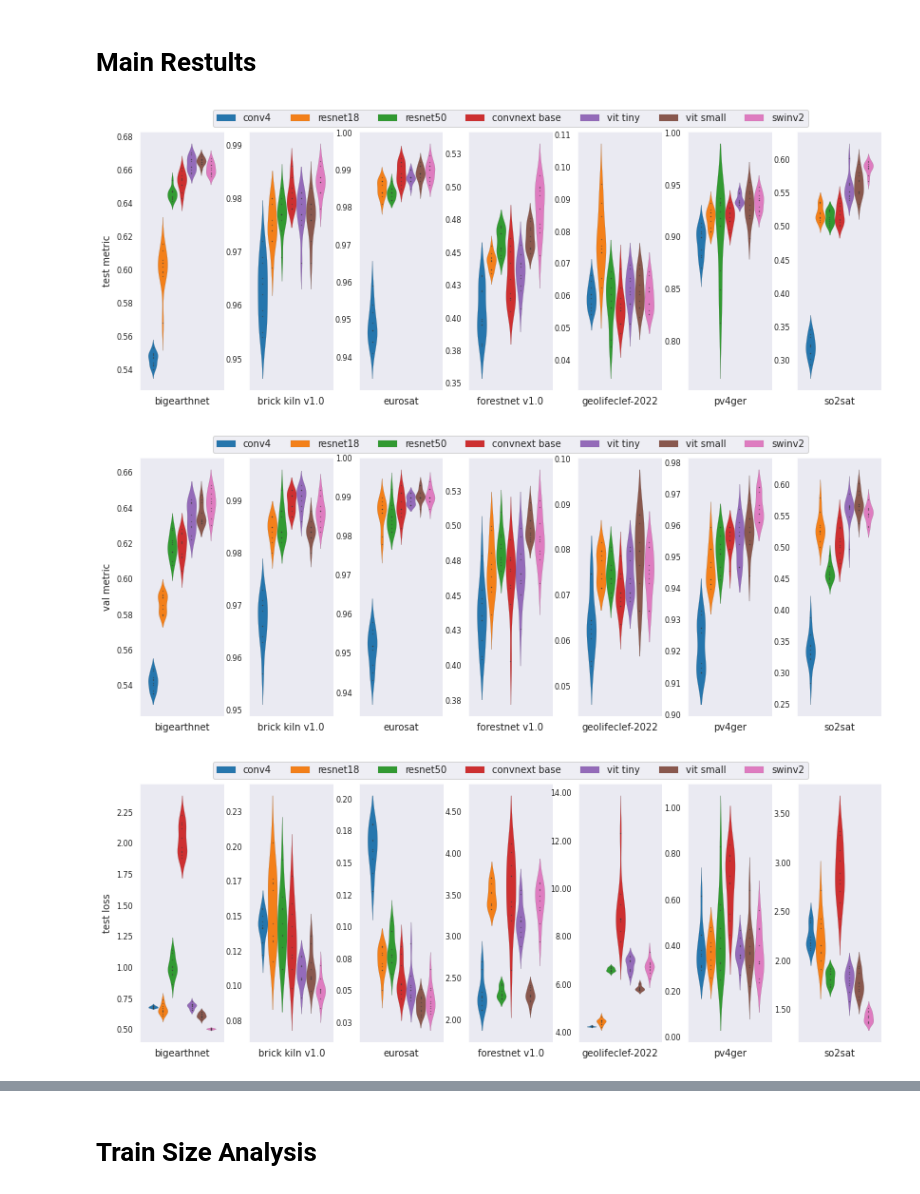
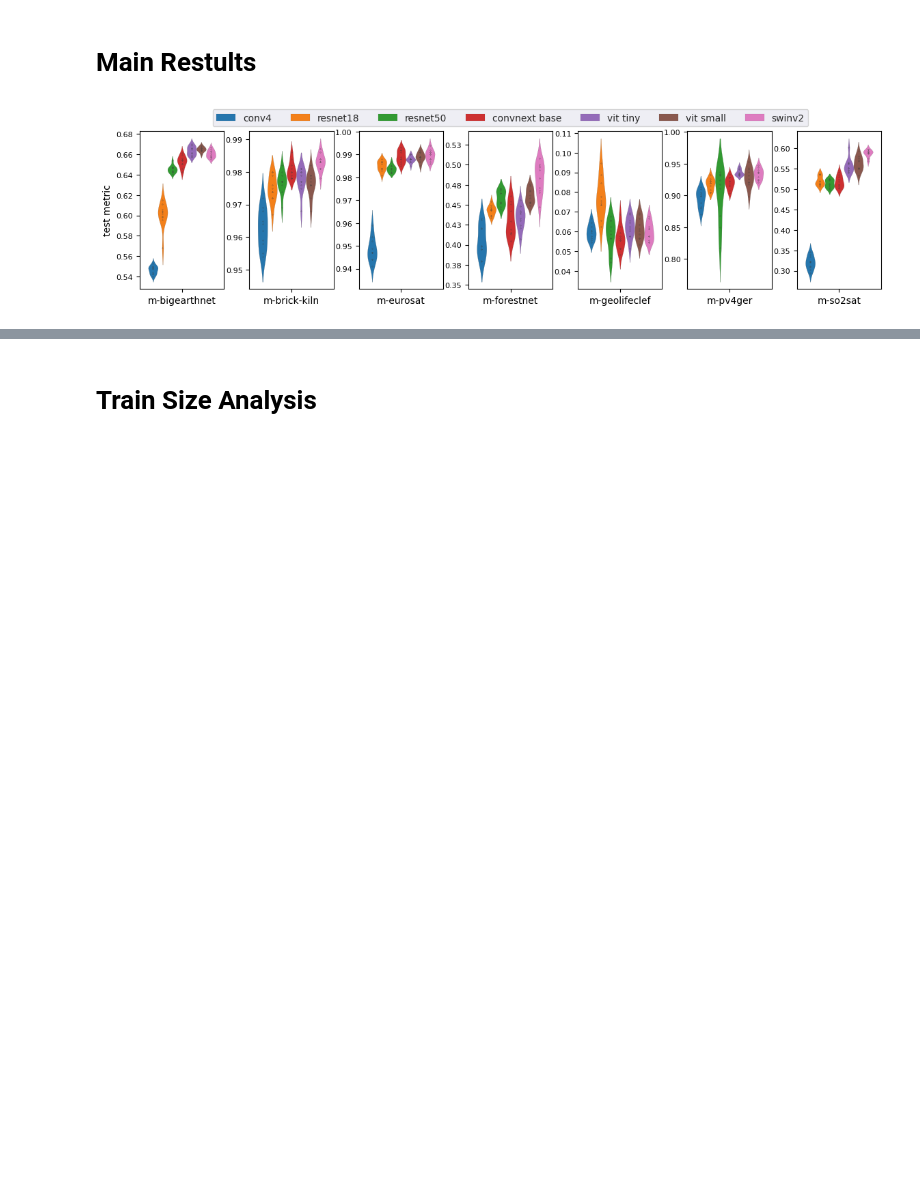
Before and after one commit to ServiceNow/geo-bench, a Jupyter notebook: ccb/experiment/parse_results.ipynb, the cells around one changed output, grey strips where cells are left out. Cells and saved outputs as stored; diff of their text form; code cells hidden in the pictures; blank space fills up the shorter version.

Commit message:
update visualization tools

```diff
--- a/ccb/experiment/parse_results.ipynb
+++ b/ccb/experiment/parse_results.ipynb
@@ -17,25 +16,25 @@ from ccb.experiment.discriminative_metric import boostrap_pw_entropy
 # %%
 # sweep_results_path = "/mnt/data/experiments/nils/classification_results/sweep_results_2022-07-20_11-24-05.csv"
 # df = pd.read_csv(sweep_results_path)
 seeded_results_path = "/mnt/data/experiments/nils/classification_results/seeded_runs_2022-07-25_11-01-58.csv"
 df = pd.read_csv(seeded_results_path)
 
 # df['train_ratio'] = [get_train_ratio(part_name) for part_name in df['partition_name']]
 df = df.applymap(parse_results.clean_names)
 df = df.rename(columns=parse_results.clean_names)
 
 model_order = "conv4,resnet18,resnet50,convnext base,vit tiny,vit small,swinv2".split(",")
 ds_1x = df[df['partition name'] == '1.00x train'].copy()
 normalizer = parse_results.make_normalizer(ds_1x)
 normalizer.normalize_data_frame(ds_1x, ["test metric", "val metric"])
 
 
-parse_results.plot_per_dataset_3(ds_1x, model_order, metric="test metric", sharey=False, inner="points")
-plt.savefig(Path.home() / "figures" / "test metric.pdf", bbox_inches="tight")
-parse_results.plot_per_dataset_3(ds_1x, model_order, metric="val metric", sharey=False, inner="points")
-parse_results.plot_per_dataset_3(ds_1x, model_order, metric="test loss", sharey=False, inner="points")
-parse_results.plot_per_dataset_3(ds_1x, model_order, metric="val loss", sharey=False, inner="points")
+parse_results.plot_per_dataset_3(ds_1x, model_order, metric="test metric", sharey=False, inner="points", fig_size=(14,3))
+plt.savefig(Path.home() / "figures" / "test metric.png", bbox_inches="tight", dpi=300)
+# parse_results.plot_per_dataset_3(ds_1x, model_order, metric="val metric", sharey=False, inner="points")
+# plt.savefig(Path.home() / "figures" / "test metric.png", bbox_inches="tight", dpi=300)
+
+# parse_results.plot_per_dataset_3(ds_1x, model_order, metric="test loss", sharey=False, inner="points")
+# parse_results.plot_per_dataset_3(ds_1x, model_order, metric="val loss", sharey=False, inner="points")
 # %% [output]
-[figure, old version]
+[figure, new version]
-[figure, removed]
-[figure, removed]
```
Also changed, not shown: parts of 7 cells of this notebook, 6 other files.
